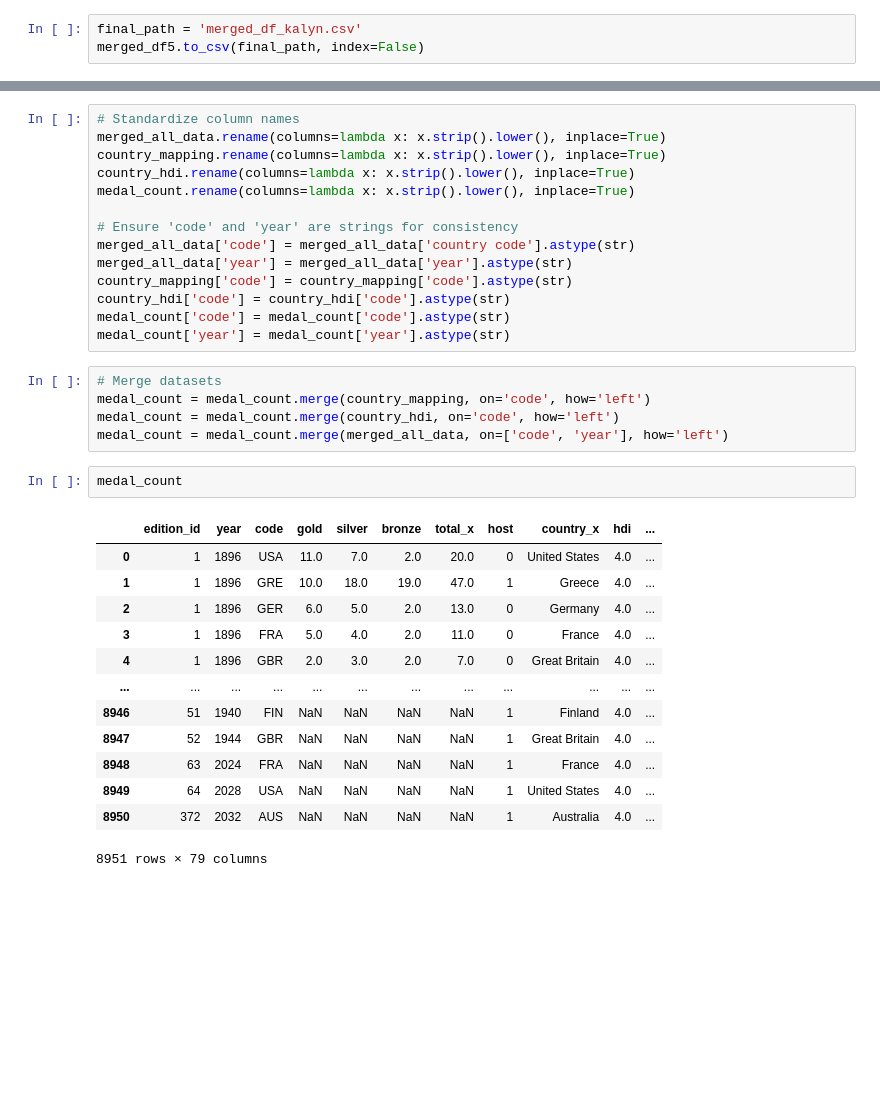
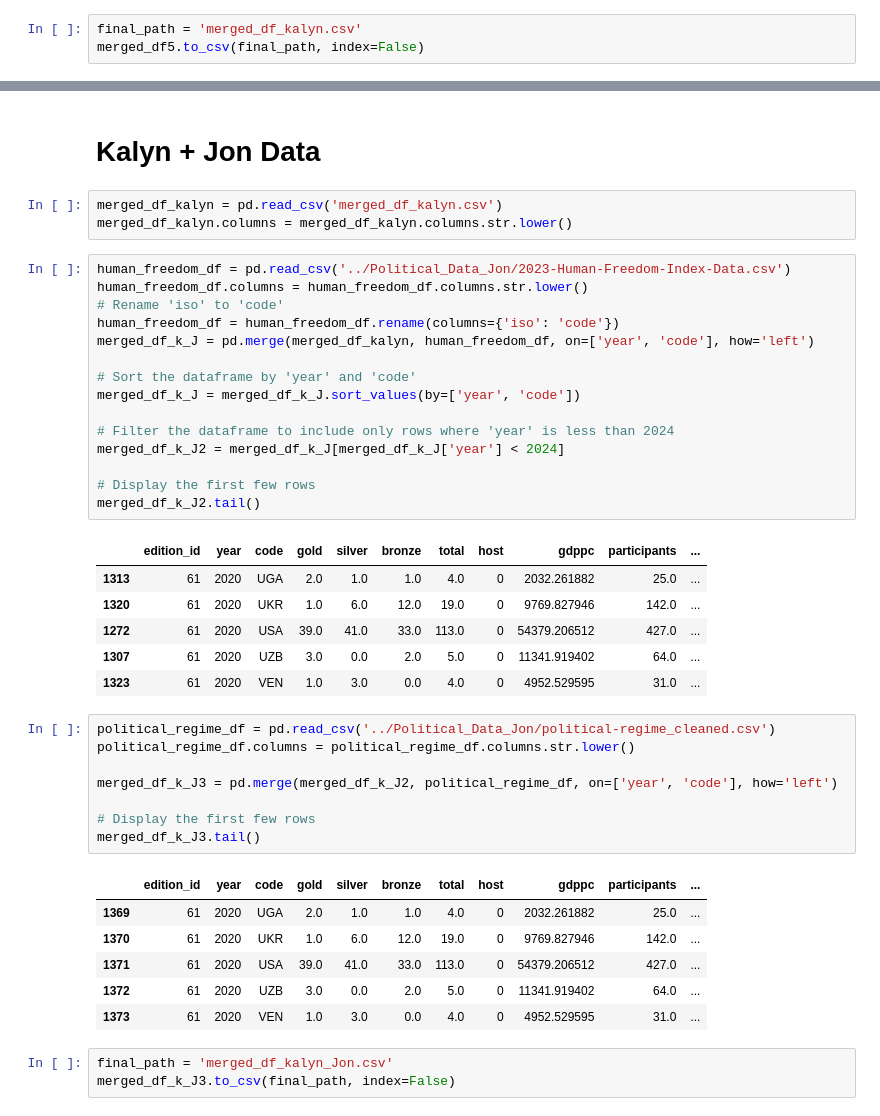
Before and after one commit to ahakobia/JHU_Colossus, a Jupyter notebook: Final Dataset/merging_data.ipynb, the cells around one changed output, grey strips where cells are left out. Drawn from its saved outputs; the diff is of its cells as text; blank space fills up the shorter version.

Commit message:
working on arians data cleaning

```diff
--- a/Final Dataset/merging_data.ipynb
+++ b/Final Dataset/merging_data.ipynb
@@ -49,35 +45,45 @@ medal_count = pd.read_csv('data_kalyn/medal_count.csv')
-# %%
-# Standardize column names
-merged_all_data.rename(columns=lambda x: x.strip().lower(), inplace=True)
-country_mapping.rename(columns=lambda x: x.strip().lower(), inplace=True)
-country_hdi.rename(columns=lambda x: x.strip().lower(), inplace=True)
-medal_count.rename(columns=lambda x: x.strip().lower(), inplace=True)
-
-# Ensure 'code' and 'year' are strings for consistency
-merged_all_data['code'] = merged_all_data['country code'].astype(str)
-merged_all_data['year'] = merged_all_data['year'].astype(str)
-country_mapping['code'] = country_mapping['code'].astype(str)
-country_hdi['code'] = country_hdi['code'].astype(str)
-medal_count['code'] = medal_count['code'].astype(str)
-medal_count['year'] = medal_count['year'].astype(str)
-# %%
-# Merge datasets
-medal_count = medal_count.merge(country_mapping, on='code', how='left')
-medal_count = medal_count.merge(country_hdi, on='code', how='left')
-medal_count = medal_count.merge(merged_all_data, on=['code', 'year'], how='left')
-# %%
-medal_count
-# %% [output]
-|  | edition_id | year | code | gold | silver | bronze | total_x | host | country_x | hdi | ... |
-| 0 | 1 | 1896 | USA | 11.0 | 7.0 | 2.0 | 20.0 | 0 | United States | 4.0 | ... |
-| 1 | 1 | 1896 | GRE | 10.0 | 18.0 | 19.0 | 47.0 | 1 | Greece | 4.0 | ... |
-| 2 | 1 | 1896 | GER | 6.0 | 5.0 | 2.0 | 13.0 | 0 | Germany | 4.0 | ... |
-| 3 | 1 | 1896 | FRA | 5.0 | 4.0 | 2.0 | 11.0 | 0 | France | 4.0 | ... |
-| 4 | 1 | 1896 | GBR | 2.0 | 3.0 | 2.0 | 7.0 | 0 | Great Britain | 4.0 | ... |
-| ... | ... | ... | ... | ... | ... | ... | ... | ... | ... | ... | ... |
-| 8946 | 51 | 1940 | FIN | NaN | NaN | NaN | NaN | 1 | Finland | 4.0 | ... |
-| 8947 | 52 | 1944 | GBR | NaN | NaN | NaN | NaN | 1 | Great Britain | 4.0 | ... |
-| 8948 | 63 | 2024 | FRA | NaN | NaN | NaN | NaN | 1 | France | 4.0 | ... |
-| 8949 | 64 | 2028 | USA | NaN | NaN | NaN | NaN | 1 | United States | 4.0 | ... |
-| 8950 | 372 | 2032 | AUS | NaN | NaN | NaN | NaN | 1 | Australia | 4.0 | ... |
-8951 rows × 79 columns
+# %% [markdown]
+# Kalyn + Jon Data
+# %%
+merged_df_kalyn = pd.read_csv('merged_df_kalyn.csv')
+merged_df_kalyn.columns = merged_df_kalyn.columns.str.lower()
+# %%
+human_freedom_df = pd.read_csv('../Political_Data_Jon/2023-Human-Freedom-Index-Data.csv')
+human_freedom_df.columns = human_freedom_df.columns.str.lower()
+# Rename 'iso' to 'code'
+human_freedom_df = human_freedom_df.rename(columns={'iso': 'code'})
+merged_df_k_J = pd.merge(merged_df_kalyn, human_freedom_df, on=['year', 'code'], how='left')
+
+# Sort the dataframe by 'year' and 'code'
+merged_df_k_J = merged_df_k_J.sort_values(by=['year', 'code'])
+
+# Filter the dataframe to include only rows where 'year' is less than 2024
+merged_df_k_J2 = merged_df_k_J[merged_df_k_J['year'] < 2024]
+
+# Display the first few rows
+merged_df_k_J2.tail()
+# %% [output]
+|  | edition_id | year | code | gold | silver | bronze | total | host | gdppc | participants | ... |
+| 1313 | 61 | 2020 | UGA | 2.0 | 1.0 | 1.0 | 4.0 | 0 | 2032.261882 | 25.0 | ... |
+| 1320 | 61 | 2020 | UKR | 1.0 | 6.0 | 12.0 | 19.0 | 0 | 9769.827946 | 142.0 | ... |
+| 1272 | 61 | 2020 | USA | 39.0 | 41.0 | 33.0 | 113.0 | 0 | 54379.206512 | 427.0 | ... |
+| 1307 | 61 | 2020 | UZB | 3.0 | 0.0 | 2.0 | 5.0 | 0 | 11341.919402 | 64.0 | ... |
+| 1323 | 61 | 2020 | VEN | 1.0 | 3.0 | 0.0 | 4.0 | 0 | 4952.529595 | 31.0 | ... |
+# %%
+political_regime_df = pd.read_csv('../Political_Data_Jon/political-regime_cleaned.csv')
+political_regime_df.columns = political_regime_df.columns.str.lower()
+
+merged_df_k_J3 = pd.merge(merged_df_k_J2, political_regime_df, on=['year', 'code'], how='left')
+
+# Display the first few rows
+merged_df_k_J3.tail()
+# %% [output]
+|  | edition_id | year | code | gold | silver | bronze | total | host | gdppc | participants | ... |
+| 1369 | 61 | 2020 | UGA | 2.0 | 1.0 | 1.0 | 4.0 | 0 | 2032.261882 | 25.0 | ... |
+| 1370 | 61 | 2020 | UKR | 1.0 | 6.0 | 12.0 | 19.0 | 0 | 9769.827946 | 142.0 | ... |
+| 1371 | 61 | 2020 | USA | 39.0 | 41.0 | 33.0 | 113.0 | 0 | 54379.206512 | 427.0 | ... |
+| 1372 | 61 | 2020 | UZB | 3.0 | 0.0 | 2.0 | 5.0 | 0 | 11341.919402 | 64.0 | ... |
+| 1373 | 61 | 2020 | VEN | 1.0 | 3.0 | 0.0 | 4.0 | 0 | 4952.529595 | 31.0 | ... |
+# %%
+final_path = 'merged_df_kalyn_Jon.csv'
+merged_df_k_J3.to_csv(final_path, index=False)
```
Also changed, not shown: parts of 6 cells of this notebook, 2 other files.
